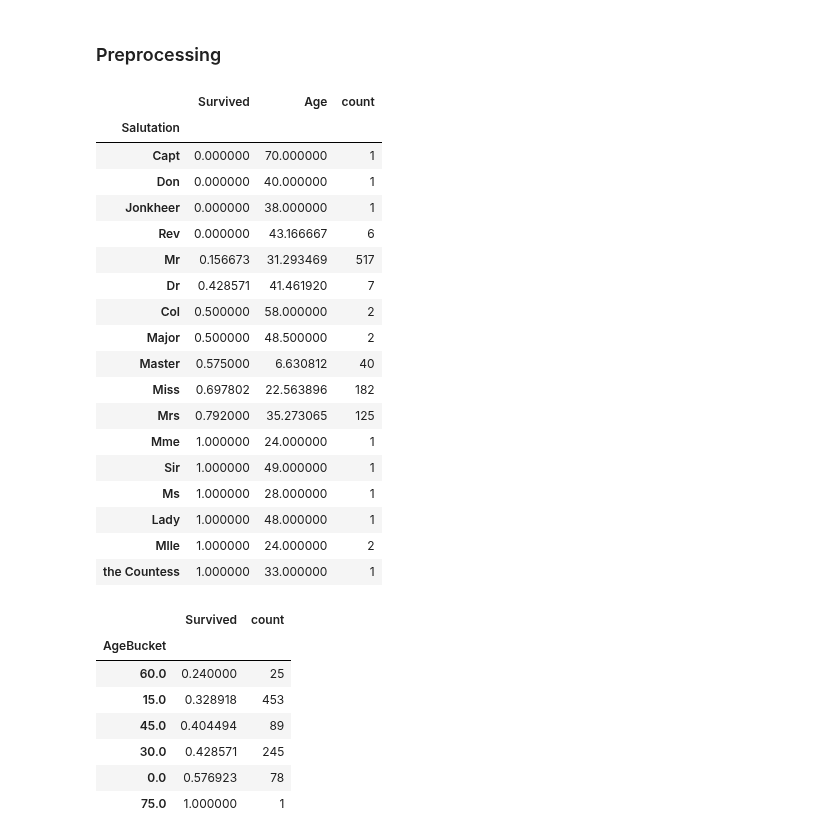
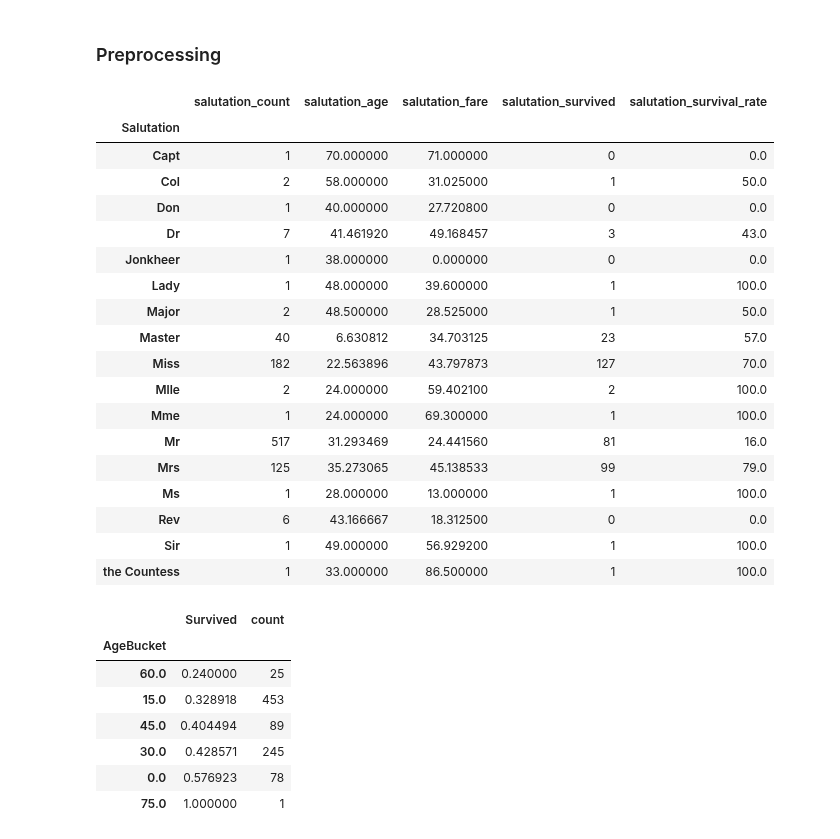
Before and after one commit to kamau96/Data_Science_Android_Web_Development, a Jupyter notebook: Data_Science_Development/Python_Programming/Titanic/survivor_predictor.ipynb, the cells around one changed output. Cells and saved outputs as stored; diff of their text form; code cells hidden in the pictures.

```diff
--- a/Data_Science_Development/Python_Programming/Titanic/survivor_predictor.ipynb
+++ b/Data_Science_Development/Python_Programming/Titanic/survivor_predictor.ipynb
@@ -277,25 +272,33 @@ salutation_survival_count_merge = group.merge(count, how="left", on="Salutation"
-# %%
-salutation_survival_count_merge
-# %% [output]
-|  | Survived | Age | count |
-| Salutation |  |  |  |
-| Capt | 0.000000 | 70.000000 | 1 |
-| Don | 0.000000 | 40.000000 | 1 |
-| Jonkheer | 0.000000 | 38.000000 | 1 |
-| Rev | 0.000000 | 43.166667 | 6 |
-| Mr | 0.156673 | 31.293469 | 517 |
-| Dr | 0.428571 | 41.461920 | 7 |
-| Col | 0.500000 | 58.000000 | 2 |
-| Major | 0.500000 | 48.500000 | 2 |
-| Master | 0.575000 | 6.630812 | 40 |
-| Miss | 0.697802 | 22.563896 | 182 |
-| Mrs | 0.792000 | 35.273065 | 125 |
-| Mme | 1.000000 | 24.000000 | 1 |
-| Sir | 1.000000 | 49.000000 | 1 |
-| Ms | 1.000000 | 28.000000 | 1 |
-| Lady | 1.000000 | 48.000000 | 1 |
-| Mlle | 1.000000 | 24.000000 | 2 |
-| the Countess | 1.000000 | 33.000000 | 1 |
+# %%
+# Checks if the newly added column adds valueable information in relation to survival.
+salutation_group = train.groupby("Salutation").agg(
+    salutation_count = pd.NamedAgg(column="Salutation", aggfunc="count"),
+    salutation_age = pd.NamedAgg(column="Age", aggfunc="mean"),
+    salutation_fare = pd.NamedAgg(column="Fare", aggfunc="mean"),
+    salutation_survived = pd.NamedAgg(column="Survived", aggfunc="sum"))
+salutation_group["salutation_survival_rate"] = np.round((salutation_group["salutation_survived"] /
+                                                         salutation_group["salutation_count"])*100,0)
+salutation_group
+# %% [output]
+|  | salutation_count | salutation_age | salutation_fare | salutation_survived | salutation_survival_rate |
+| Salutation |  |  |  |  |  |
+| Capt | 1 | 70.000000 | 71.000000 | 0 | 0.0 |
+| Col | 2 | 58.000000 | 31.025000 | 1 | 50.0 |
+| Don | 1 | 40.000000 | 27.720800 | 0 | 0.0 |
+| Dr | 7 | 41.461920 | 49.168457 | 3 | 43.0 |
+| Jonkheer | 1 | 38.000000 | 0.000000 | 0 | 0.0 |
+| Lady | 1 | 48.000000 | 39.600000 | 1 | 100.0 |
+| Major | 2 | 48.500000 | 28.525000 | 1 | 50.0 |
+| Master | 40 | 6.630812 | 34.703125 | 23 | 57.0 |
+| Miss | 182 | 22.563896 | 43.797873 | 127 | 70.0 |
+| Mlle | 2 | 24.000000 | 59.402100 | 2 | 100.0 |
+| Mme | 1 | 24.000000 | 69.300000 | 1 | 100.0 |
+| Mr | 517 | 31.293469 | 24.441560 | 81 | 16.0 |
+| Mrs | 125 | 35.273065 | 45.138533 | 99 | 79.0 |
+| Ms | 1 | 28.000000 | 13.000000 | 1 | 100.0 |
+| Rev | 6 | 43.166667 | 18.312500 | 0 | 0.0 |
+| Sir | 1 | 49.000000 | 56.929200 | 1 | 100.0 |
+| the Countess | 1 | 33.000000 | 86.500000 | 1 | 100.0 |
 # %%
 # Transforms age into categorical column.
 train["AgeBucket"] = train["Age"] // 15 * 15
```
Also changed, not shown: parts of 3 cells of this notebook.
